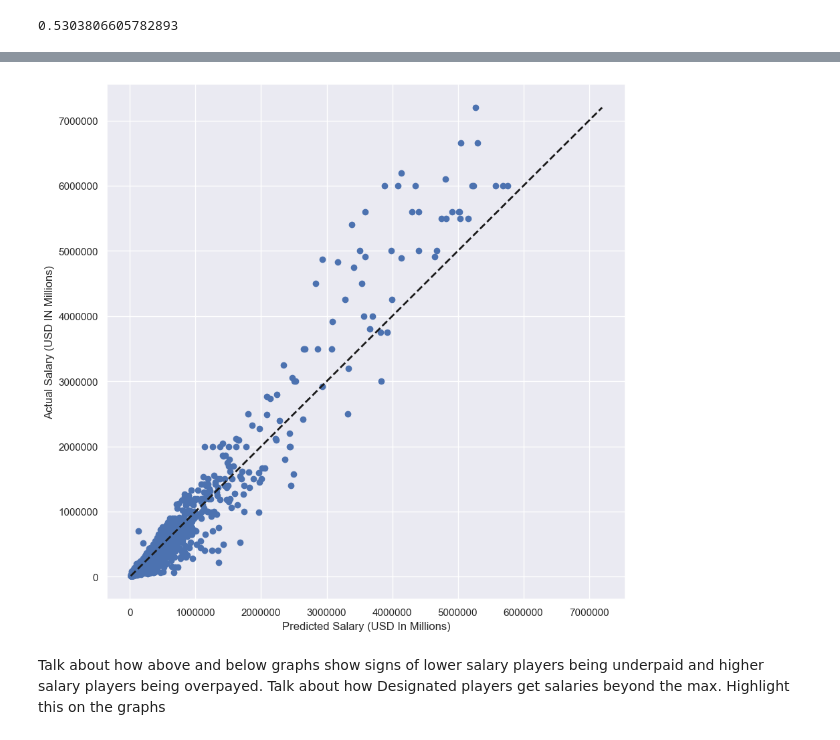
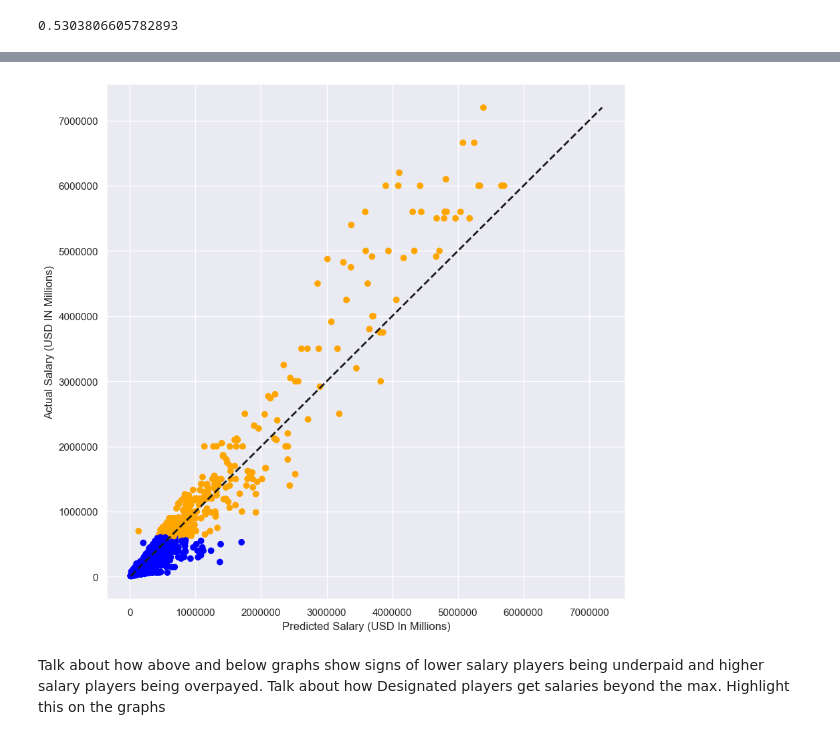
Before and after one commit to m-romanski/Predicting-MLS-Player-Salary, a Jupyter notebook: Scratch Notebooks/MVP-Copy1.ipynb, the cells around one changed output, grey strips where cells are left out. Saved outputs shown, nothing was run; the diff lists cells and outputs as text; code cells hidden in the pictures.

```diff
--- a/Scratch Notebooks/MVP-Copy1.ipynb
+++ b/Scratch Notebooks/MVP-Copy1.ipynb
@@ -1182,8 +1182,8 @@ Running rapid fuzz took around an hour every time it would run so I turned playe
 #player_stats_salaries_df.to_csv('./data/final_player_stats.csv')
 #keeper_stats_salaries_df.to_csv('./data/final_keeper_stats.csv')
 # %%
-player_stats_salaries_df = pd.read_csv('./data/final_player_stats.csv')
-keeper_stats_salaries_df = pd.read_csv('./data/final_keeper_stats.csv')
+player_stats_salaries_df = pd.read_csv('../data/final_player_stats.csv')
+keeper_stats_salaries_df = pd.read_csv('../data/final_keeper_stats.csv')
 # %% [markdown]
 ### Adding Features
 # %% [markdown]
@@ -1324,3 +1324,5 @@ I tried to add a feature that includes the yearly salary cap for an MLS team. It
 salary_cap = {2007: 2100000, 2008: 2300000, 2009: 2300000, 2010: 2550000, 2011: 2670000, 2012: 2810000, 2013: 2950000, 2014: 3100000, 2015: 3490000, 2016: 3660000, 2017: 3845000,
               2018: 4035000, 2019: 4240000, 2020: 4900000}
 player_stats_salaries_df['Salary Cap'] = player_stats_salaries_df['Year'].apply(lambda year: salary_cap.get(year, 0))
+# %%
+player_stats_salaries_df['Maximum Salary'] = player_stats_salaries_df['Salary Cap'] * .125
@@ -1702,13 +1704,17 @@ print(rf_feature_importances)
  0.         0.         0.        ]
+# %%
+threshold = 612500
+# %%
+colors = np.where(y_train > threshold, 'orange', 'blue')
 # %%
-plt.scatter(y_pred_rf, y_train)
+plt.scatter(y_pred_rf, y_train, c=colors)
 plt.plot([y.min(), y.max()], [y.min(), y.max()], 'k--', lw=2)
 plt.xlabel('Predicted Salary (USD In Millions)')
 plt.ylabel('Actual Salary (USD IN Millions)')
 
 plt.ticklabel_format(style='plain')
 plt.show()
 # %% [output]
-[figure, old version]
+[figure, new version]
 # %% [markdown]
 Talk about how above and below graphs show signs of lower salary players being underpaid and higher salary players being overpayed. Talk about how Designated players get salaries beyond the max. Highlight this on the graphs
```
Also changed, not shown: parts of 42 cells of this notebook, 5 other files.
